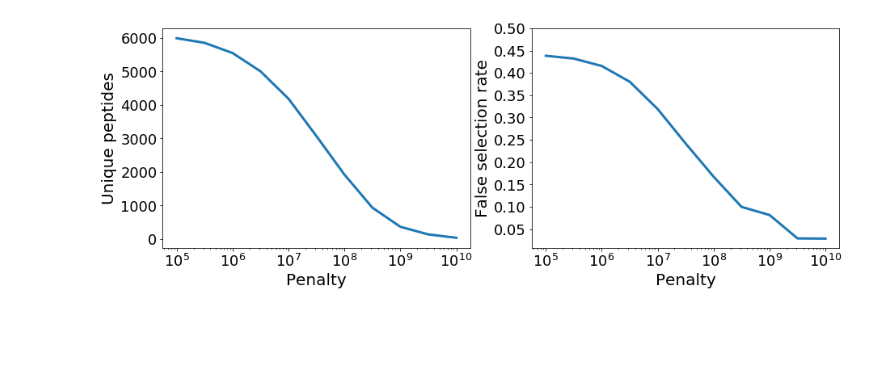
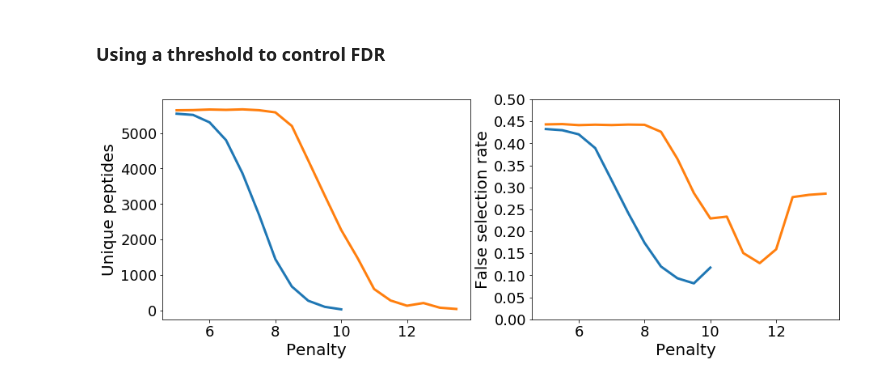
Before and after one commit to AnthonyOfSeattle/silacDIA, a Jupyter notebook: Notebooks/2018_11_15_false_selection_rate.ipynb, the cells around one changed output. Saved outputs shown, nothing was run; the diff lists cells and outputs as text; code cells hidden in the pictures; blank space fills up the shorter version.

```diff
--- a/Notebooks/2018_11_15_false_selection_rate.ipynb
+++ b/Notebooks/2018_11_15_false_selection_rate.ipynb
@@ -59,0 +165,18 @@ lam_path = np.logspace(start=5, stop=10, num=11)
+# %%
+fig, axs = plt.subplots(nrows=2, figsize=(15, 15))
+for exp in experiment_iter("glasso", sample=["UWPROFL0360"]):
+    if "1e13" in exp:
+        break
+    glasso_peptides, glasso_decoys = get_experiment(exp)
+    glasso_peptides, glasso_decoys = value_filter(glasso_peptides, .5), value_filter(glasso_decoys, .5)
+
+    sns.distplot(matching_peaks_wa(glasso_peptides), ax=axs[0],
+                 hist=False, label=exp)
+    sns.distplot(matching_peaks_wa(glasso_decoys), ax=axs[1],
+                 hist=False, label=exp)
+
+axs[0].set_xlim(-10, 70)
+axs[1].set_xlim(-10, 70)
+
+plt.legend()
+plt.show()
@@ -60,19 +185,40 @@ lam_path = np.logspace(start=5, stop=10, num=11)
+# %% [markdown]
+### Using a threshold to control FDR
 # %%
+lasso_counts, lasso_fsr = [], []
+for exp in experiment_iter("lasso", sample=["UWPROFL0362"]):
+    lasso_peptides, lasso_decoys = get_experiment(exp)
+    if lasso_peptides.shape[0] > 0:
+        lasso_peptides, lasso_decoys = value_filter(lasso_peptides, 0.5), value_filter(lasso_decoys, 0.5)
+        pcount = lasso_peptides.peptide.unique().size
+        dcount = lasso_decoys.peptide.unique().size
+        lasso_counts.append(pcount)
+        lasso_fsr.append(dcount/(dcount + pcount))
+
+glasso_counts, glasso_fsr = [], []
+for exp in experiment_iter("glasso", sample=["UWPROFL0362"]):
+    glasso_peptides, glasso_decoys = get_experiment(exp)
+    if glasso_peptides.shape[0] > 0:
+        glasso_peptides, glasso_decoys = value_filter(glasso_peptides, 0.5), value_filter(glasso_decoys, 0.5)
+        pcount = glasso_peptides.peptide.unique().size
+        dcount = glasso_decoys.peptide.unique().size
+        glasso_counts.append(pcount)
+        glasso_fsr.append(dcount/(dcount + pcount))
+
 fig, axs = plt.subplots(ncols=2, nrows = 1, figsize=(15, 5))
 
-axs[0].plot(lam_path, unique_peptide_counts, lw = 3)
-axs[0].set_xscale('log')
+axs[0].plot(np.arange(len(lasso_counts))/2 + 5, lasso_counts, lw = 3)
+axs[0].plot(np.arange(len(glasso_counts))/2 + 5, glasso_counts, lw = 3)
 axs[0].set_xlabel("Penalty", size = 20)
 axs[0].set_ylabel("Unique peptides", size = 20)
 axs[0].tick_params(labelsize=18)
 
-axs[1].plot(lam_path, unique_decoy_counts/(unique_decoy_counts + unique_peptide_counts), lw = 3)
-axs[1].set_xscale('log')
-axs[1].set_yticks(np.linspace(0.05, .5, 10))
+axs[1].plot(np.arange(len(lasso_counts))/2 + 5, lasso_fsr, lw = 3)
+axs[1].plot(np.arange(len(glasso_counts))/2 + 5, glasso_fsr, lw = 3)
+axs[1].set_yticks(np.linspace(0.0, .5, 11))
 axs[1].set_xlabel("Penalty", size = 20)
 axs[1].set_ylabel("False selection rate", size = 20)
 axs[1].tick_params(labelsize=18)
-plt.savefig("selection_vs_penalty.png")
 plt.show()
 # %% [output]
-[figure, old version]
+[figure, new version]
```
Also changed, not shown: parts of 21 cells of this notebook, 5 other files.
